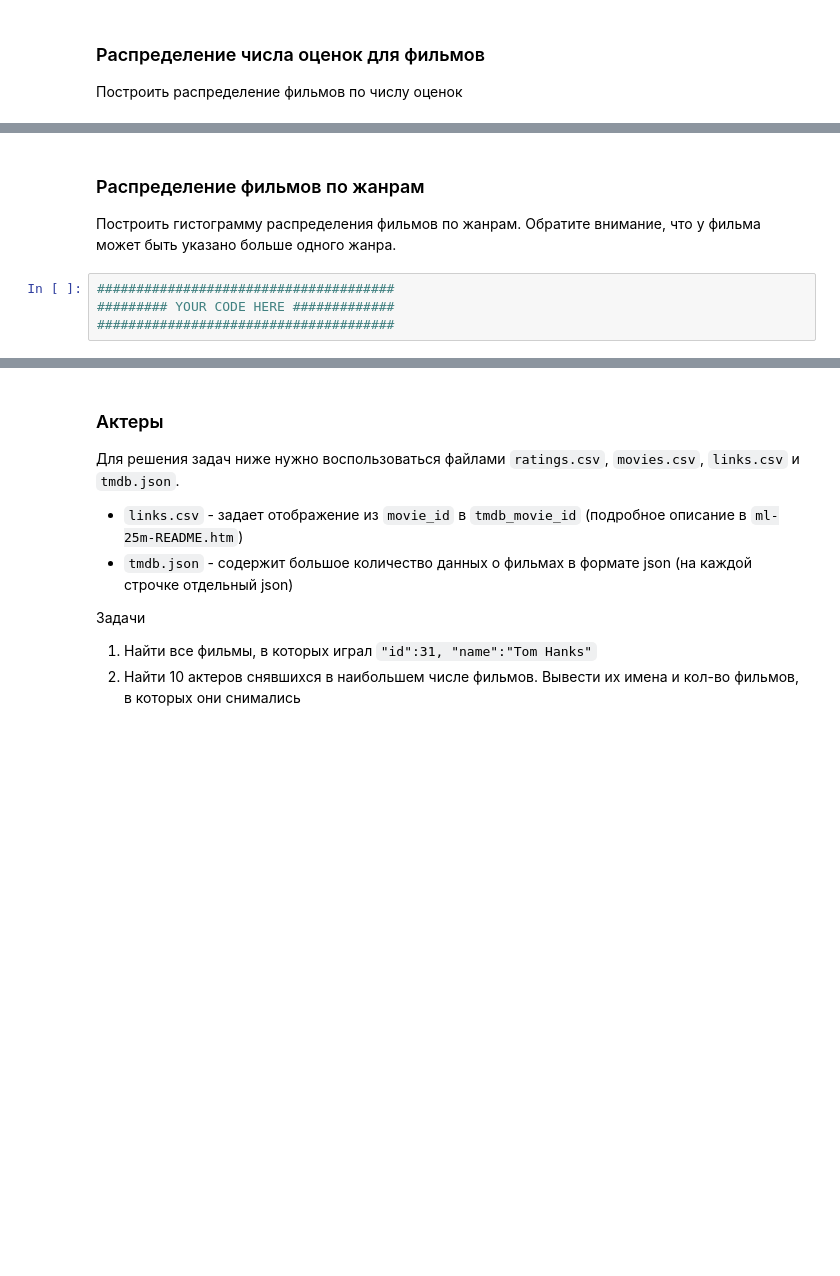
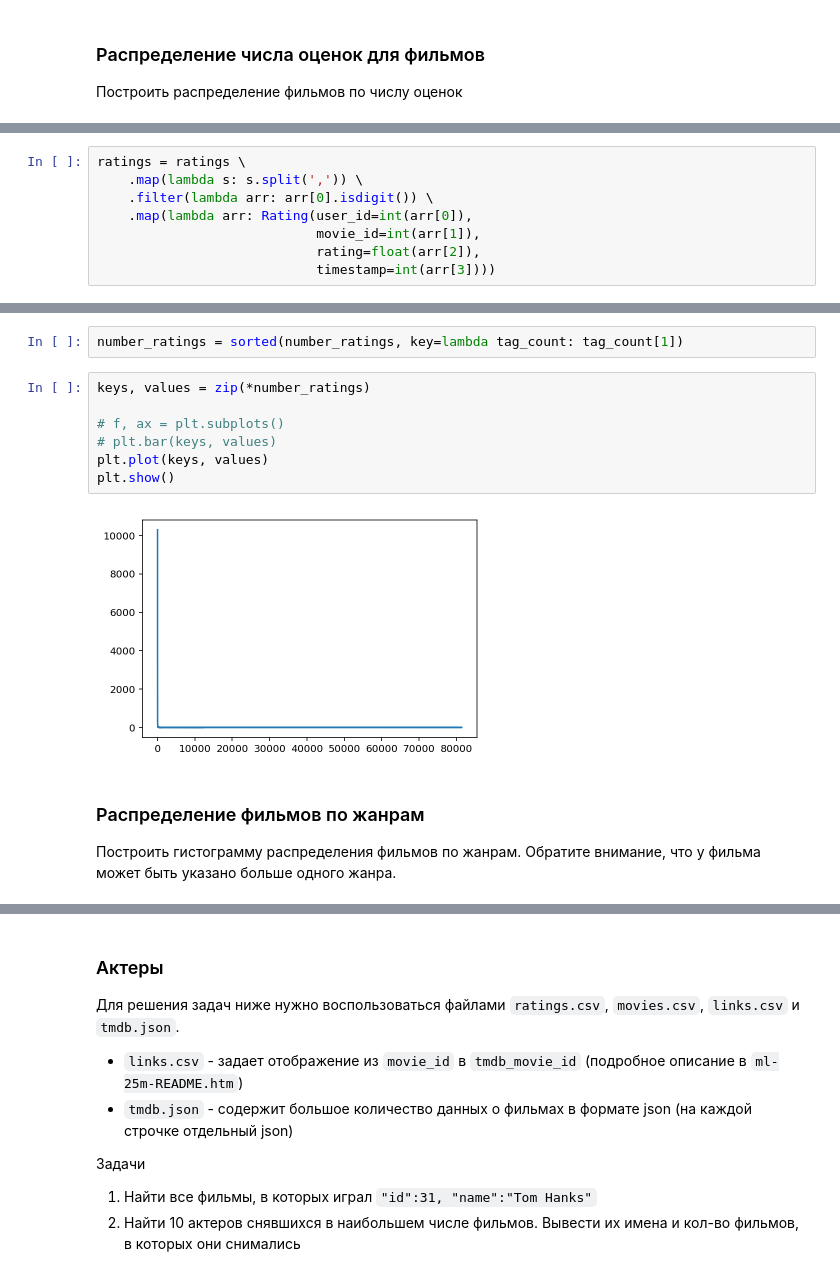
Before and after one commit to ishugaepov/MLBD, a Jupyter notebook: lectures/spark/notebooks/spark_examples.ipynb, the cells around one changed output, grey strips where cells are left out. Cells and saved outputs as stored; diff of their text form; blank space fills up the shorter version.

```diff
--- a/lectures/spark/notebooks/spark_examples.ipynb
+++ b/lectures/spark/notebooks/spark_examples.ipynb
@@ -298,0 +468,8 @@ plt.show()
+# %%
+ratings = ratings \
+    .map(lambda s: s.split(',')) \
+    .filter(lambda arr: arr[0].isdigit()) \
+    .map(lambda arr: Rating(user_id=int(arr[0]),
+                            movie_id=int(arr[1]),
+                            rating=float(arr[2]),
+                            timestamp=int(arr[3])))
@@ -299,8 +491,15 @@ plt.show()
+# %%
+number_ratings = sorted(number_ratings, key=lambda tag_count: tag_count[1])
+# %%
+keys, values = zip(*number_ratings)
+
+# f, ax = plt.subplots()
+# plt.bar(keys, values)
+plt.plot(keys, values)
+plt.show()
+# %% [output]
+[figure, added]
 # %% [markdown]
 ### Распределение фильмов по жанрам
 
 Построить гистограмму распределения фильмов по жанрам. Обратите внимание, что у фильма может быть указано больше одного жанра.
-# %%
-######################################
-######### YOUR CODE HERE #############
-######################################
```
Also changed, not shown: parts of 54 cells of this notebook.
